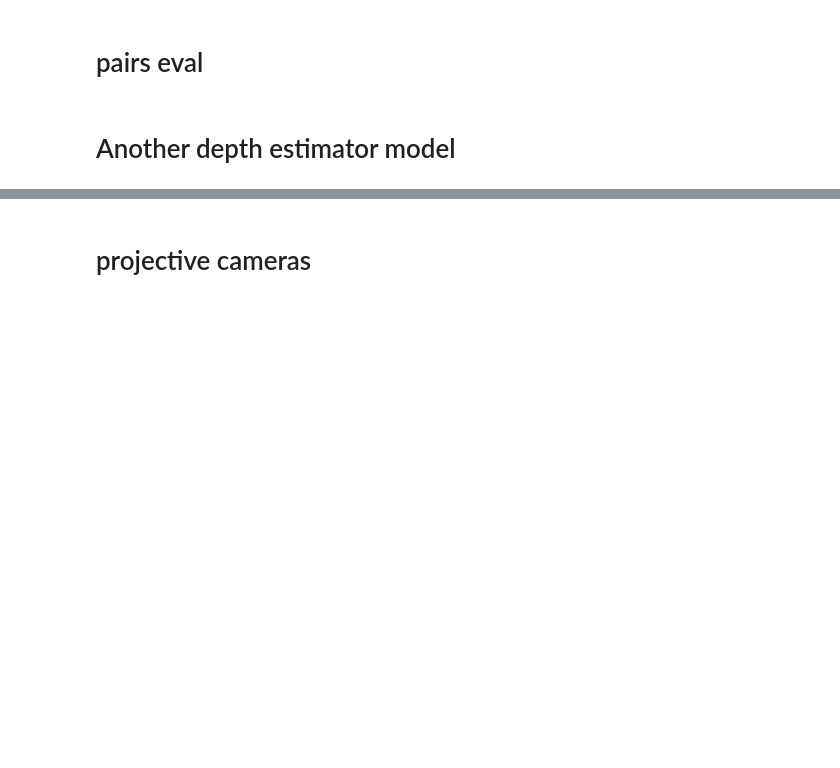
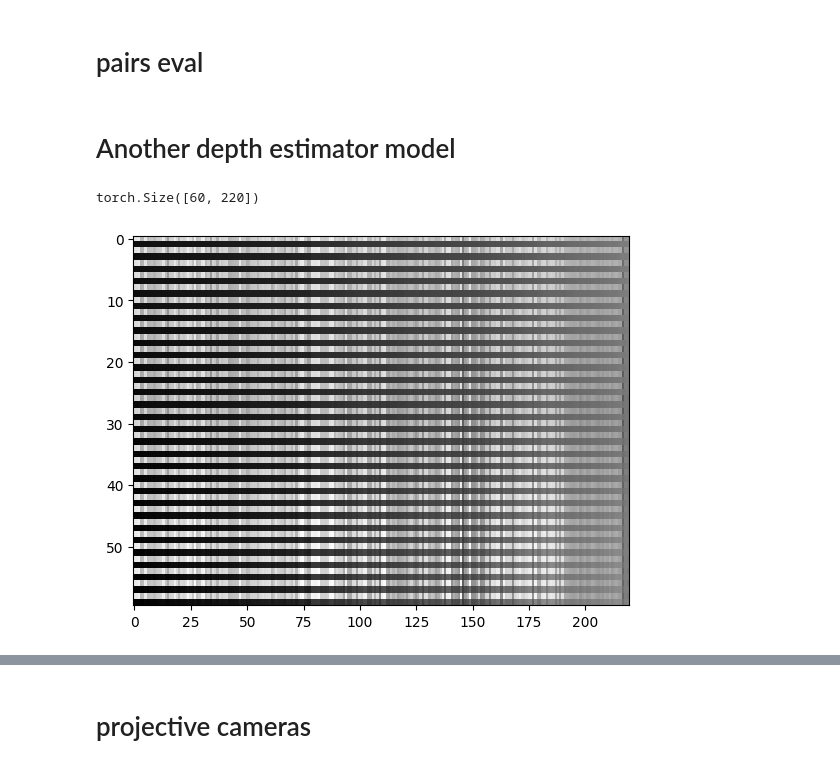
Before and after one commit to manel-ferreira-01/trackers, a Jupyter notebook: test.ipynb, the cells around one changed output, grey strips where cells are left out. Drawn from its saved outputs; the diff is of its cells as text; code cells hidden in the pictures; blank space fills up the shorter version.

```diff
--- a/test.ipynb
+++ b/test.ipynb
@@ -295,10 +308,13 @@ depth_infered, instrisics_infered = infer_mde(video_tensor, mde_model="unidepth"
 # %%
 from src.matcher import build_anchor_observation_matrix, build_combinatory_observation_matrix
 
-obs_mat = build_combinatory_observation_matrix(video_tensor[0], device='cuda').cpu()
+obs_mat = build_anchor_observation_matrix(video_tensor[0], device='cuda').cpu()
 
 plt.imshow(obs_mat, aspect='auto', cmap='gray', interpolation='none')
 obs_mat.shape
+# %% [output]
+torch.Size([60, 220])
+[figure, added]
 # %%
 from auxiliar.depth_tensor_viz import plot_depth_tensor_grid
 plot_depth_tensor_grid(depth_infered.cpu())
```
Also changed, not shown: parts of 14 cells of this notebook, 1 other file.
